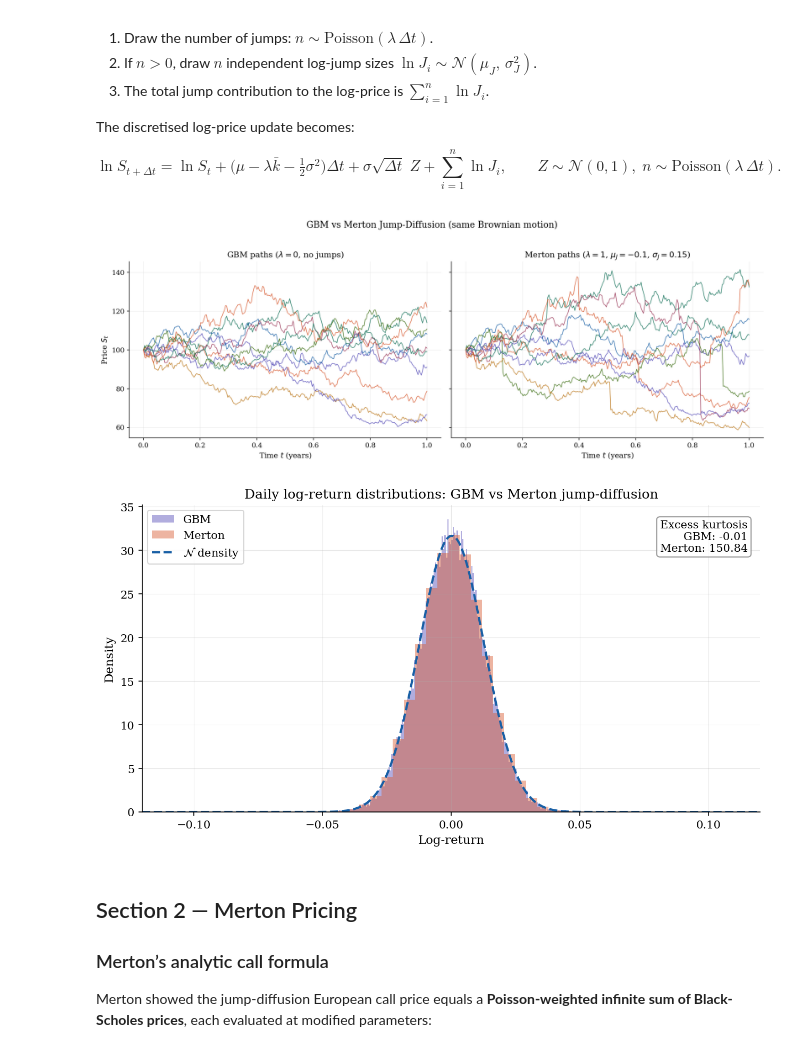
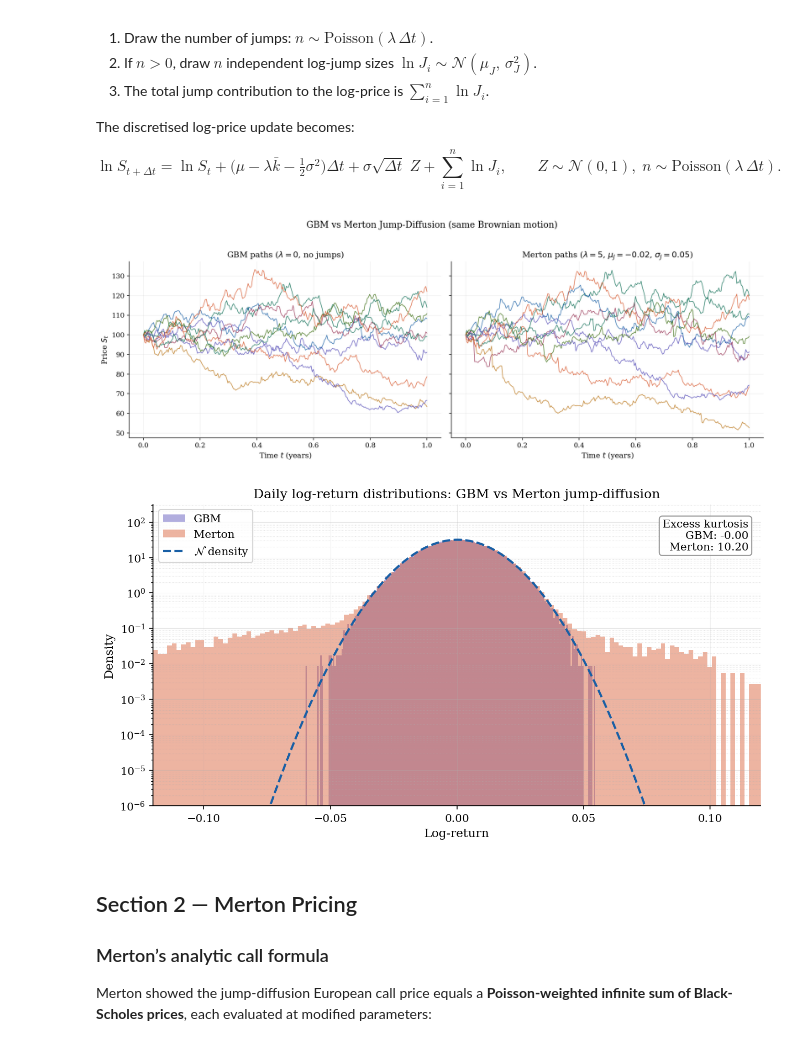
Before and after one commit to leandro-3rne/prosperity4-quant, a Jupyter notebook: notebooks/02b_jump_diffusion.ipynb, the cells around one changed output. Saved outputs shown, nothing was run; the diff lists cells and outputs as text; code cells hidden in the pictures.

```diff
--- a/notebooks/02b_jump_diffusion.ipynb
+++ b/notebooks/02b_jump_diffusion.ipynb
@@ -120,7 +120,7 @@ def simulate_merton(
 # %%
 S0, mu, sigma = 100.0, 0.08, 0.2
 T, n_steps, n_paths = 1.0, 252, 10
-lam, mu_J, sigma_J = 1.0, -0.1, 0.15
+lam, mu_J, sigma_J = 5.0, -0.02, 0.05
 dt = T / n_steps
 kbar = np.exp(mu_J + 0.5 * sigma_J**2) - 1.0
 t = np.linspace(0, T, n_steps + 1)
@@ -158,7 +158,7 @@ ax1.set_ylabel(r'Price $S_t$')
 
 for i in range(n_paths):
     ax2.plot(t, merton[i], lw=0.9, alpha=0.85, color=COLORS[i % len(COLORS)])
-ax2.set_title(r'Merton paths ($\lambda=1$, $\mu_J=-0.1$, $\sigma_J=0.15$)')
+ax2.set_title(r'Merton paths ($\lambda=5$, $\mu_J=-0.02$, $\sigma_J=0.05$)')
 ax2.set_xlabel(r'Time $t$ (years)')
 
 fig.suptitle('GBM vs Merton Jump-Diffusion (same Brownian motion)', y=1.02, fontsize=13)
@@ -166,10 +166,10 @@ fig.tight_layout()
 save_fig(fig, '02_options', 'merton_vs_gbm_paths')
 plt.show()
 # %% [output]
-[figure, old version]
+[figure, new version]
 # %%
 rng_ft = np.random.default_rng(99)
-n_sims = 50_000
+n_sims = 200_000
 dt_day = 1.0 / 252
 
 z_shared = rng_ft.normal(size=n_sims)
@@ -187,34 +187,39 @@ merton_lr = (
     + jump_contrib
 )
 
 x_pdf = np.linspace(-0.12, 0.12, 500)
 mu_day = (mu - 0.5 * sigma**2) * dt_day
 sig_day = sigma * np.sqrt(dt_day)
 pdf_normal = norm.pdf(x_pdf, loc=mu_day, scale=sig_day)
 
 fig, ax = plt.subplots(figsize=(10, 5))
 ax.hist(gbm_lr, bins=200, density=True, alpha=0.45, color=COLORS[0], label='GBM')
 ax.hist(merton_lr, bins=200, density=True, alpha=0.45, color=COLORS[2], label='Merton')
 ax.plot(x_pdf, pdf_normal, lw=2, ls='--', color=COLORS[3],
         label=r'$\mathcal{N}$ density')
 ax.set_xlabel('Log-return')
 ax.set_ylabel('Density')
+ax.set_yscale('log')
+ax.set_ylim(1e-6, None)
+ax.set_xlim(-0.15, 0.15)
 ax.set_title('Daily log-return distributions: GBM vs Merton jump-diffusion')
 ax.set_xlim(-0.12, 0.12)
+ax.grid(True, which='both', ls=':', alpha=0.4)
+ax.grid(True, which='major', ls='-', alpha=0.3)
 
 kurt_g = kurtosis(gbm_lr, fisher=True)
 kurt_m = kurtosis(merton_lr, fisher=True)
 ax.text(
     0.98, 0.95,
     f'Excess kurtosis\nGBM: {kurt_g:.2f}\nMerton: {kurt_m:.2f}',
     transform=ax.transAxes, ha='right', va='top', fontsize=10,
     bbox=dict(boxstyle='round,pad=0.3', fc='white', ec='gray', alpha=0.8),
 )
 ax.legend()
 save_fig(fig, '02_options', 'merton_fat_tails')
 plt.show()
 # %% [output]
-[figure, old version]
+[figure, new version]
 # %% [markdown]
 ## Section 2 — Merton Pricing
 
```
Also changed, not shown: 17 other files.
